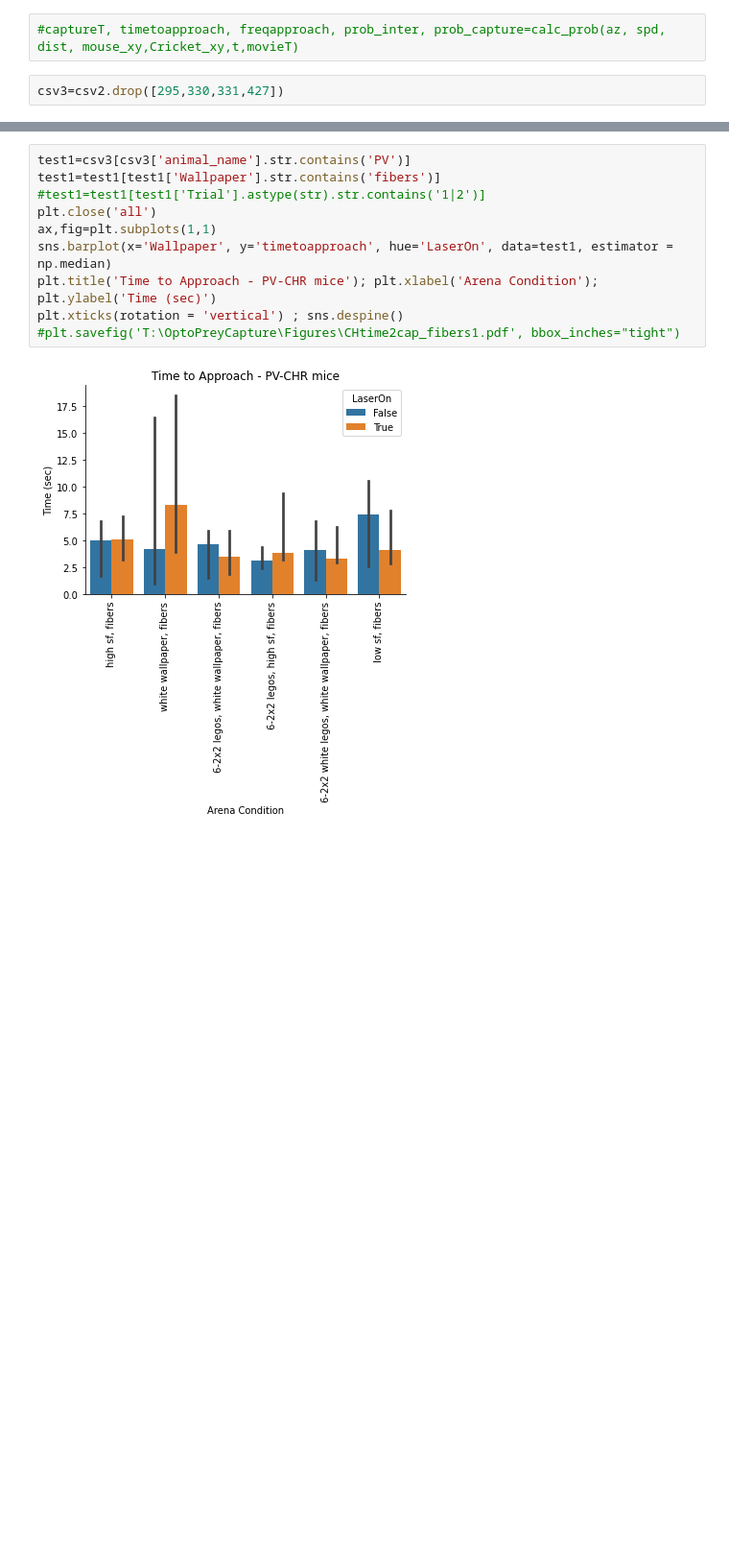
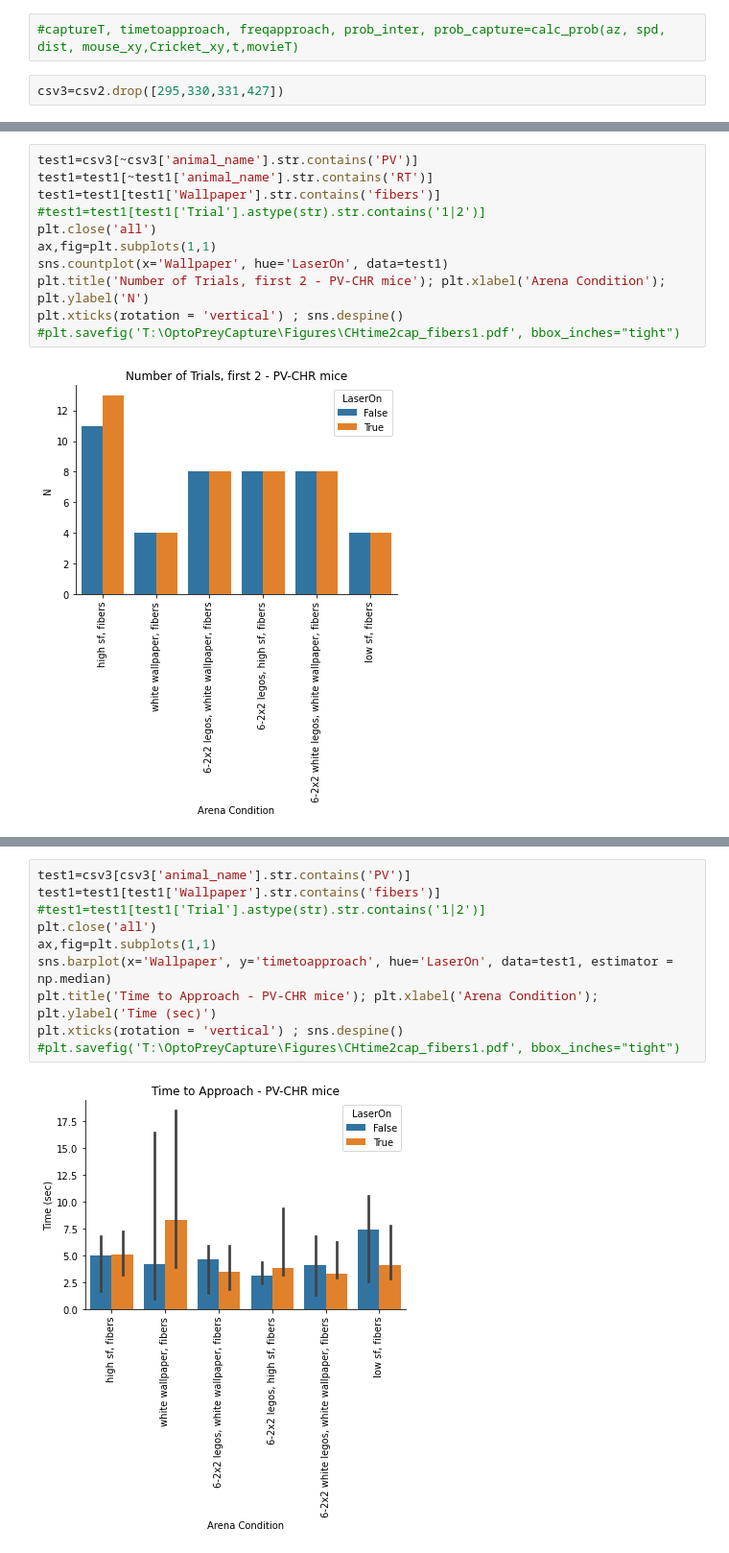
Before and after one commit to nielllab/FreelyMovingEphys, a Jupyter notebook: project_analysis/prey_capture/OptoPrey_basic.ipynb, the cells around one changed output, grey strips where cells are left out. Shown: that part at 96% size. Drawn from its saved outputs; the diff is of its cells as text; blank space fills up the shorter version.

```diff
--- a/project_analysis/prey_capture/OptoPrey_basic.ipynb
+++ b/project_analysis/prey_capture/OptoPrey_basic.ipynb
@@ -369,2 +350,15 @@ NameError: name 'all_c' is not defined
+# %%
+test1=csv3[~csv3['animal_name'].str.contains('PV')]
+test1=test1[~test1['animal_name'].str.contains('RT')]
+test1=test1[test1['Wallpaper'].str.contains('fibers')]
+#test1=test1[test1['Trial'].astype(str).str.contains('1|2')]
+plt.close('all')
+ax,fig=plt.subplots(1,1)
+sns.countplot(x='Wallpaper', hue='LaserOn', data=test1)
+plt.title('Number of Trials, first 2 - PV-CHR mice'); plt.xlabel('Arena Condition'); plt.ylabel('N')
+plt.xticks(rotation = 'vertical') ; sns.despine()
+#plt.savefig('T:\OptoPreyCapture\Figures\CHtime2cap_fibers1.pdf', bbox_inches="tight")
+# %% [output]
+[figure, added]
 # %%
 test1=csv3[csv3['animal_name'].str.contains('PV')]
```
Also changed, not shown: parts of 3 cells of this notebook.
